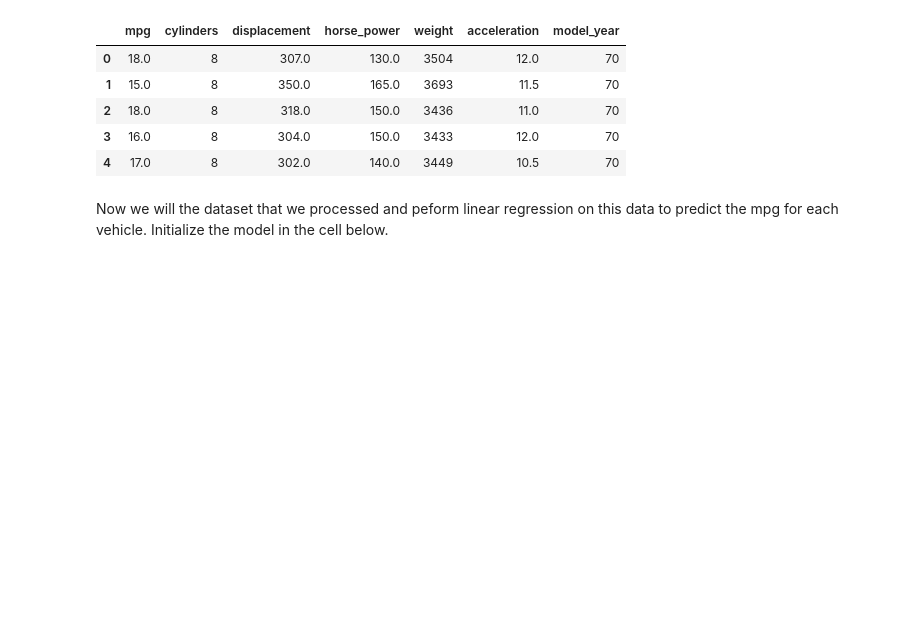
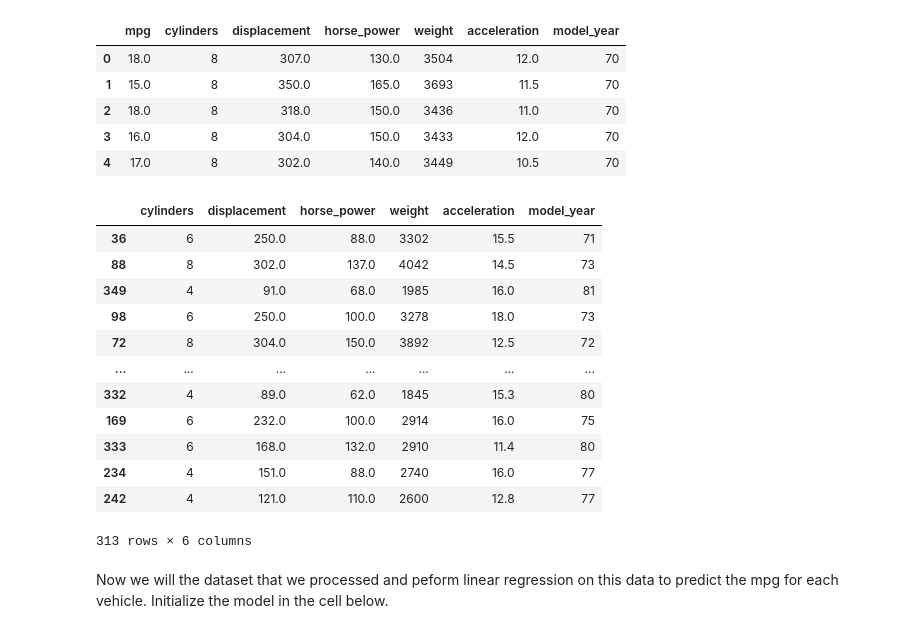
Before and after one commit to Ironhack-Data-Madrid-Enero-2021/lab-intro-to-sklearn, a Jupyter notebook: your-code/main.ipynb, the cells around one changed output. Drawn from its saved outputs; the diff is of its cells as text; code cells hidden in the pictures; blank space fills up the shorter version.

```diff
--- a/your-code/main.ipynb
+++ b/your-code/main.ipynb
@@ -260,8 +260,27 @@ auto.head()
 # %%
 # import statsmodels.formula.api as smf
 from sklearn.model_selection import train_test_split
+# %%
+x = auto.drop("mpg", axis =1)
+y =auto.mpg
 # %%
-X_train, X_test, y_train, y_test = train_test_split(auto,auto.mpg, test_size=0.2, random_state=None)
+X_train, X_test, y_train, y_test = train_test_split(x,y, test_size=0.2, random_state=None)
+# %%
+X_train
+# %% [output]
+|  | cylinders | displacement | horse_power | weight | acceleration | model_year |
+| 36 | 6 | 250.0 | 88.0 | 3302 | 15.5 | 71 |
+| 88 | 8 | 302.0 | 137.0 | 4042 | 14.5 | 73 |
+| 349 | 4 | 91.0 | 68.0 | 1985 | 16.0 | 81 |
+| 98 | 6 | 250.0 | 100.0 | 3278 | 18.0 | 73 |
+| 72 | 8 | 304.0 | 150.0 | 3892 | 12.5 | 72 |
+| ... | ... | ... | ... | ... | ... | ... |
+| 332 | 4 | 89.0 | 62.0 | 1845 | 15.3 | 80 |
+| 169 | 6 | 232.0 | 100.0 | 2914 | 16.0 | 75 |
+| 333 | 6 | 168.0 | 132.0 | 2910 | 11.4 | 80 |
+| 234 | 4 | 151.0 | 88.0 | 2740 | 16.0 | 77 |
+| 242 | 4 | 121.0 | 110.0 | 2600 | 12.8 | 77 |
+313 rows × 6 columns
 # %% [markdown]
 Now we will the dataset that we processed and peform linear regression on this data to predict the mpg for each vehicle. Initialize the model in the cell below.
 # %%
```
Also changed, not shown: parts of 10 cells of this notebook.
